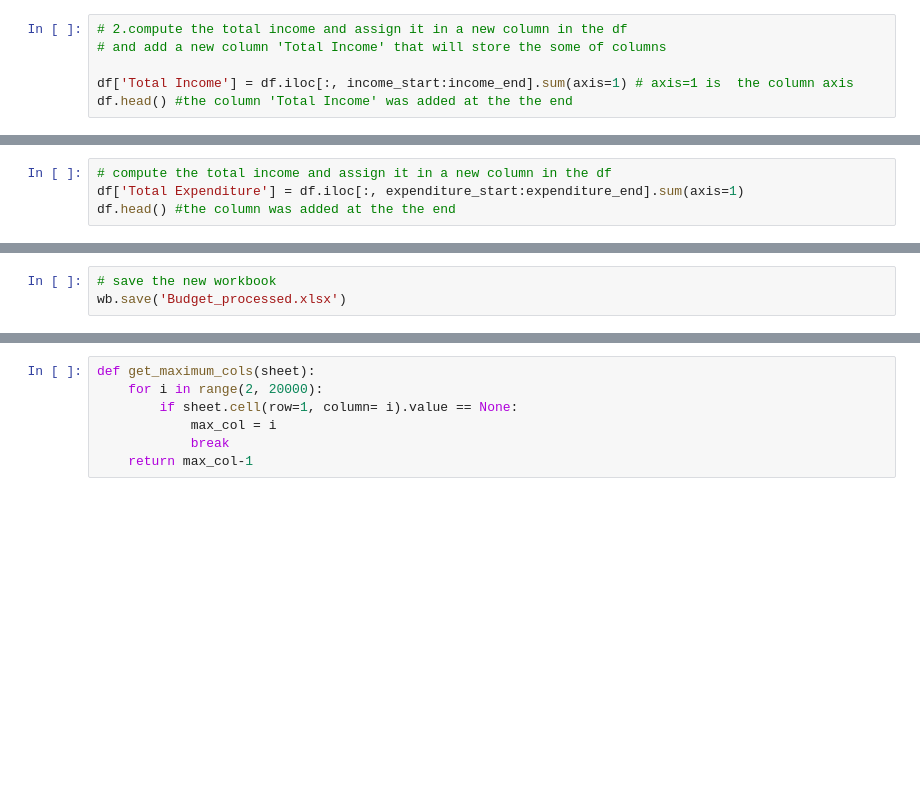
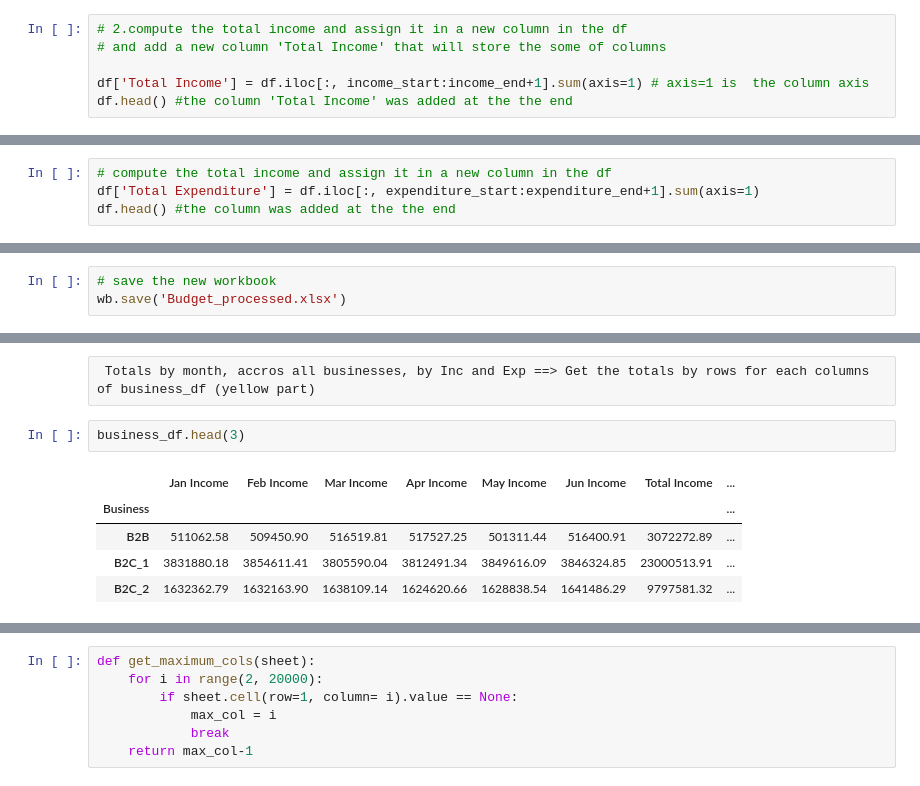
Before and after one commit to datalover2023/Module_4, a Jupyter notebook: Budget_UseCase_Module_4.ipynb, the cells around one changed output, grey strips where cells are left out. Saved outputs shown, nothing was run; the diff lists cells and outputs as text; blank space fills up the shorter version.

```diff
--- a/Budget_UseCase_Module_4.ipynb
+++ b/Budget_UseCase_Module_4.ipynb
@@ -582,7 +627,7 @@ df.iloc[:, income_start:income_end+1] # we need to add +1 to income_end as the u
 # 2.compute the total income and assign it in a new column in the df
 # and add a new column 'Total Income' that will store the some of columns
 
-df['Total Income'] = df.iloc[:, income_start:income_end].sum(axis=1) # axis=1 is  the column axis
+df['Total Income'] = df.iloc[:, income_start:income_end+1].sum(axis=1) # axis=1 is  the column axis
 df.head() #the column 'Total Income' was added at the the end
 # %% [output]
 |  | Business | Department | Region | Jan Income | Feb Income | Mar Income | Apr Income | May Income | Jun Income | ... |
@@ -791,7 +831,7 @@ df.iloc[:, expenditure_start:expenditure_end+1]
 1937 rows × 6 columns
 # %%
 # compute the total income and assign it in a new column in the df
-df['Total Expenditure'] = df.iloc[:, expenditure_start:expenditure_end].sum(axis=1)
+df['Total Expenditure'] = df.iloc[:, expenditure_start:expenditure_end+1].sum(axis=1)
 df.head() #the column was added at the the end
 # %% [output]
 |  | Business | Department | Region | Jan Income | Feb Income | Mar Income | Apr Income | May Income | Jun Income | ... |
@@ -1413,0 +1476,10 @@ But first, we need to compute the range where to pasted
+# %% [raw]
+ Totals by month, accros all businesses, by Inc and Exp ==> Get the totals by rows for each columns of business_df (yellow part)
+# %%
+business_df.head(3)
+# %% [output]
+|  | Jan Income | Feb Income | Mar Income | Apr Income | May Income | Jun Income | Total Income | ... |
+| Business |  |  |  |  |  |  |  | ... |
+| B2B | 511062.58 | 509450.90 | 516519.81 | 517527.25 | 501311.44 | 516400.91 | 3072272.89 | ... |
+| B2C_1 | 3831880.18 | 3854611.41 | 3805590.04 | 3812491.34 | 3849616.09 | 3846324.85 | 23000513.91 | ... |
+| B2C_2 | 1632362.79 | 1632163.90 | 1638109.14 | 1624620.66 | 1628838.54 | 1641486.29 | 9797581.32 | ... |
```
Also changed, not shown: parts of 213 cells of this notebook.
